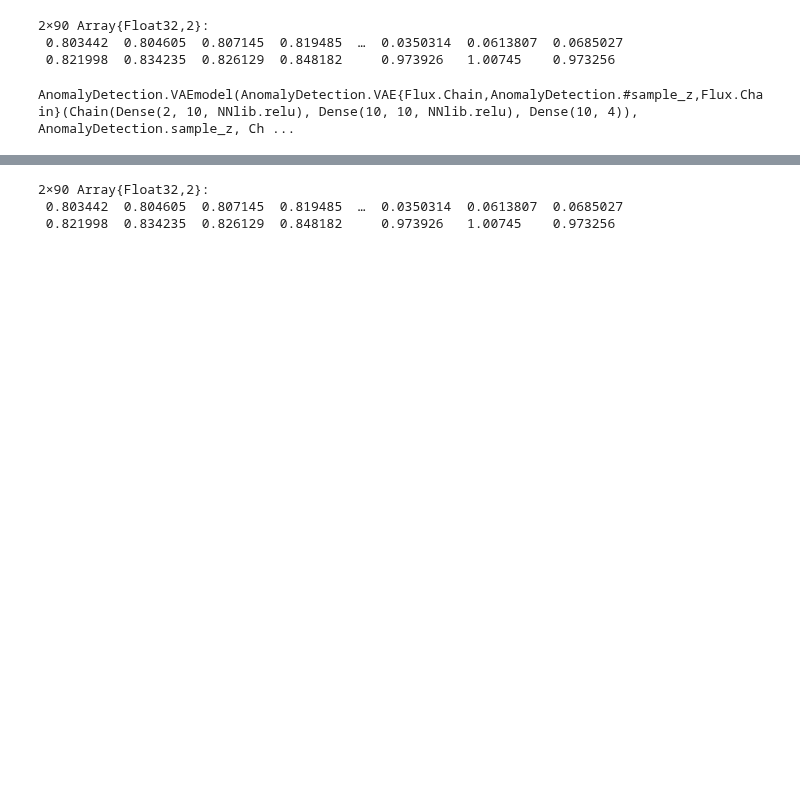
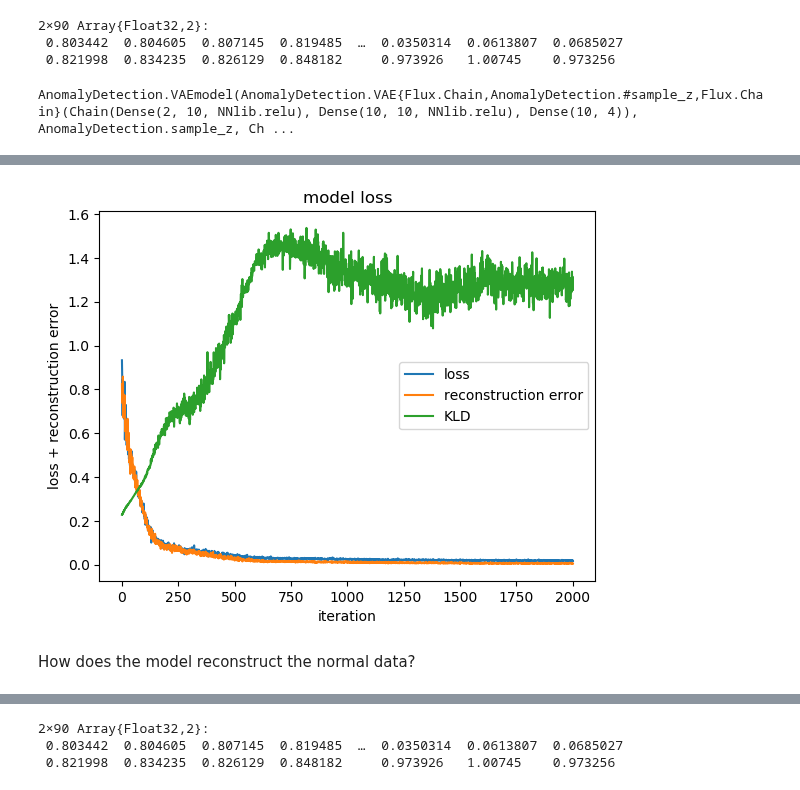
Before and after one commit to smidl/AnomalyDetection.jl, a Jupyter notebook: examples/VAE_anomaly_detection.ipynb, the cells around one changed output, grey strips where cells are left out. Cells and saved outputs as stored; diff of their text form; code cells hidden in the pictures; blank space fills up the shorter version.

Commit message:
VAE example switched to PyPlot

```diff
--- a/examples/VAE_anomaly_detection.ipynb
+++ b/examples/VAE_anomaly_detection.ipynb
@@ -78,25 +72,0 @@ KL: 0.9911226
-# %%
-"""
-	plot(model)
-
-Plot the model loss.
-"""
-function plot(model::VAEmodel)
-	# plot model loss
-	if model.history == nothing
-		println("No data to plot, set tracked = true before training.")
-		return
-	else
-        p = plot(model.history[:loss], title = "model loss", label = "loss",
-            xlabel = "iteration", ylabel = "loss + reconstruction error",
-            seriestype = :line,
-            markershape = :none)
-        plot!(model.history[:reconstruction_error], label = "reconstruction error",
-            seriestype = :line, markershape = :none, title = "model loss")
-        plot!(model.history[:KLD], label = "KLD",
-            seriestype = :line, markershape = :none,
-            c = :green,
-            title = "model loss")
-        return p
-    end
-end
@@ -112,3 +73,10 @@ end
+# %%
+plot(model)
+show()
+# %% [output]
+[figure, added]
+# %% [markdown]
+How does the model reconstruct the normal data?
 # %%
 model(nX)
 # %% [output]
```
Also changed, not shown: parts of 18 cells of this notebook, 2 other files.
